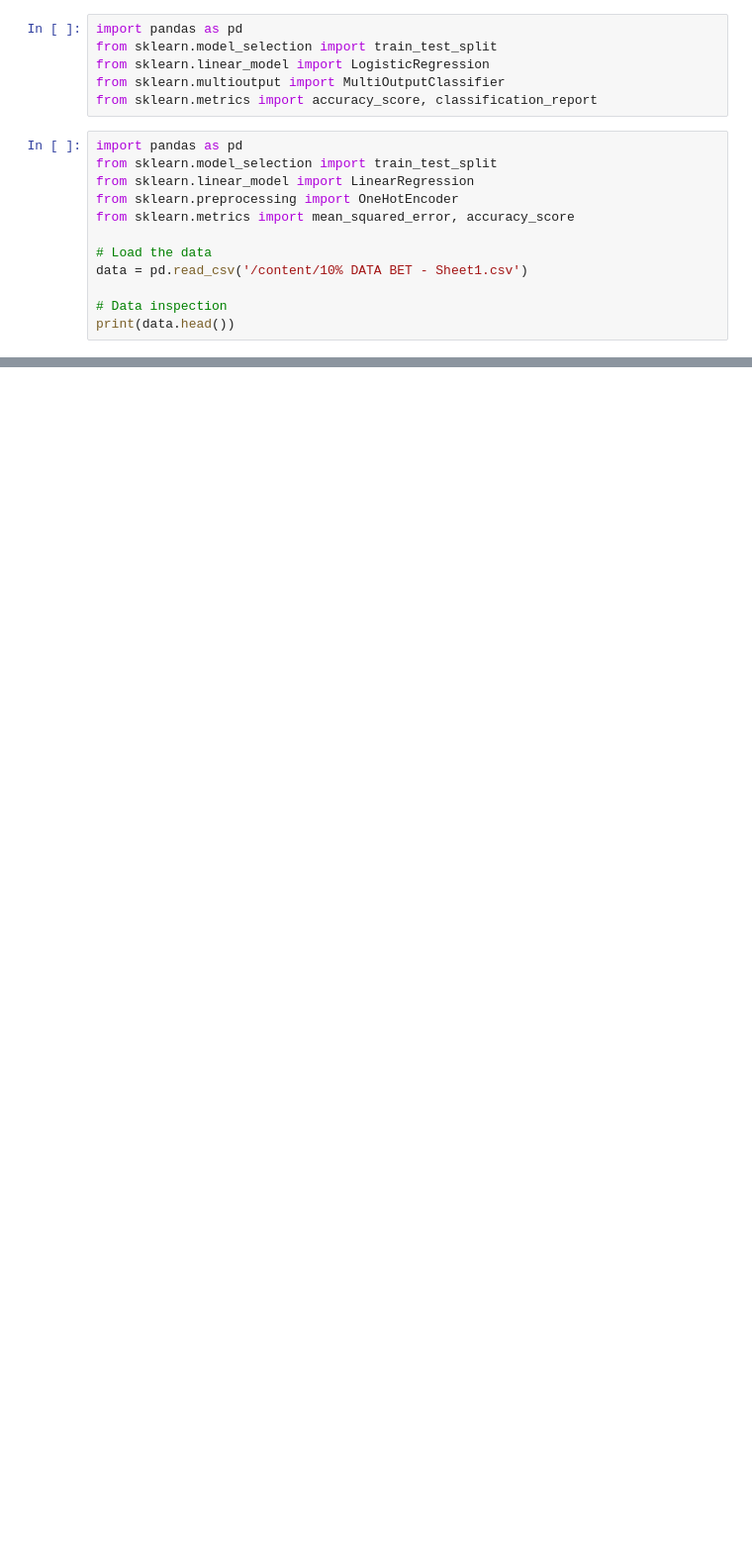
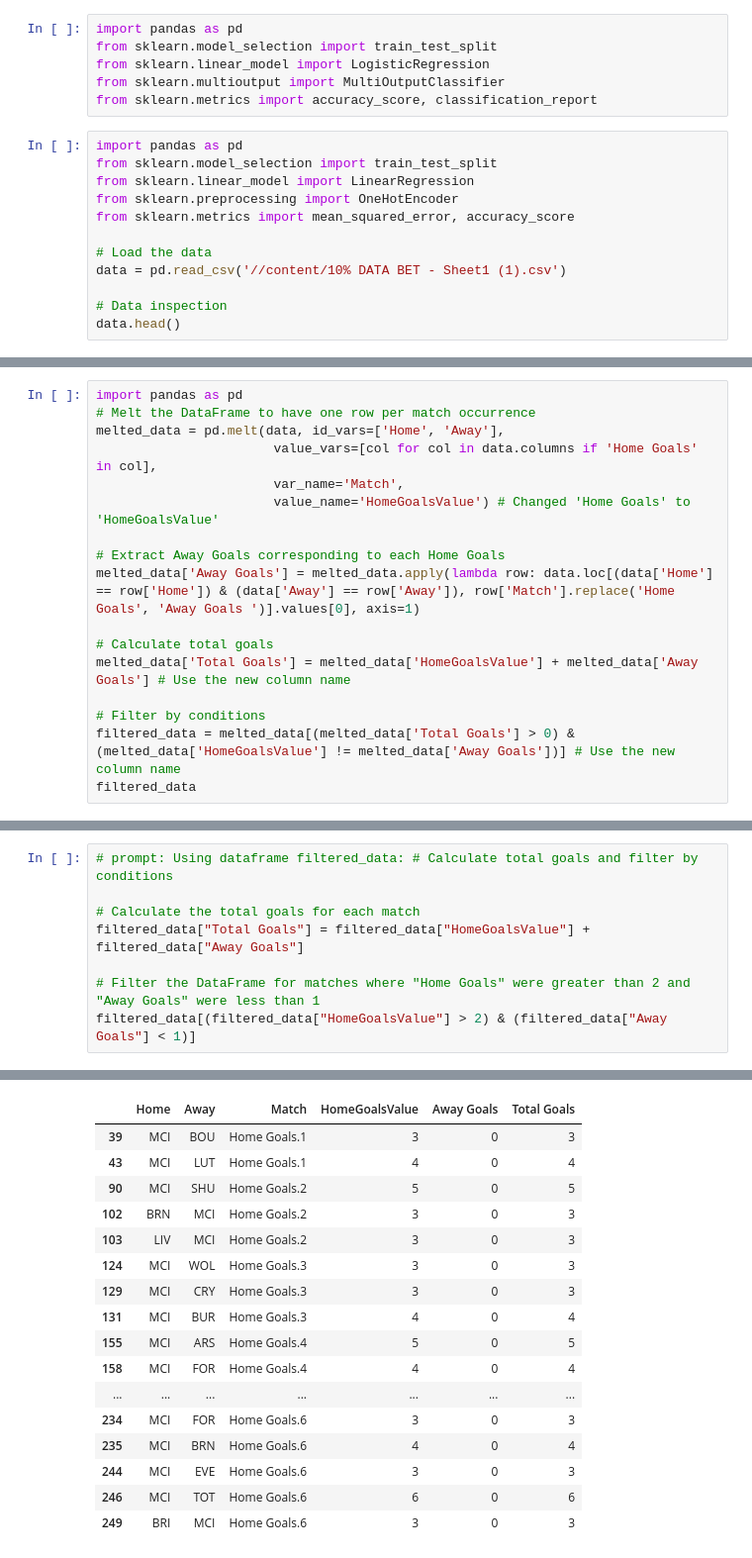
Before and after one commit to Duraadavid/EPL, a Jupyter notebook: untitled21.ipynb, the cells around one changed output, grey strips where cells are left out. Shown at 99% size. Cells and saved outputs as stored; diff of their text form; blank space fills up the shorter version.

```diff
--- a/untitled21.ipynb
+++ b/untitled21.ipynb
@@ -14,8 +14,8 @@ from sklearn.preprocessing import OneHotEncoder
 from sklearn.metrics import mean_squared_error, accuracy_score
 
 # Load the data
-data = pd.read_csv('/content/10% DATA BET - Sheet1.csv')
+data = pd.read_csv('//content/10% DATA BET - Sheet1 (1).csv')
 
 # Data inspection
-print(data.head())
+data.head()
 # %% [output]
@@ -69,0 +28,17 @@ df
+# %%
+import pandas as pd
+# Melt the DataFrame to have one row per match occurrence
+melted_data = pd.melt(data, id_vars=['Home', 'Away'],
+                       value_vars=[col for col in data.columns if 'Home Goals' in col],
+                       var_name='Match',
+                       value_name='HomeGoalsValue') # Changed 'Home Goals' to 'HomeGoalsValue'
+
+# Extract Away Goals corresponding to each Home Goals
+melted_data['Away Goals'] = melted_data.apply(lambda row: data.loc[(data['Home'] == row['Home']) & (data['Away'] == row['Away']), row['Match'].replace('Home Goals', 'Away Goals ')].values[0], axis=1)
+
+# Calculate total goals
+melted_data['Total Goals'] = melted_data['HomeGoalsValue'] + melted_data['Away Goals'] # Use the new column name
+
+# Filter by conditions
+filtered_data = melted_data[(melted_data['Total Goals'] > 0) & (melted_data['HomeGoalsValue'] != melted_data['Away Goals'])] # Use the new column name
+filtered_data
@@ -69,0 +77,9 @@ df
+# %%
+# prompt: Using dataframe filtered_data: # Calculate total goals and filter by conditions
+
+# Calculate the total goals for each match
+filtered_data["Total Goals"] = filtered_data["HomeGoalsValue"] + filtered_data["Away Goals"]
+
+# Filter the DataFrame for matches where "Home Goals" were greater than 2 and "Away Goals" were less than 1
+filtered_data[(filtered_data["HomeGoalsValue"] > 2) & (filtered_data["Away Goals"] < 1)]
+# %% [output]
@@ -69,0 +91,17 @@ df
+|  | Home | Away | Match | HomeGoalsValue | Away Goals | Total Goals |
+| 39 | MCI | BOU | Home Goals.1 | 3 | 0 | 3 |
+| 43 | MCI | LUT | Home Goals.1 | 4 | 0 | 4 |
+| 90 | MCI | SHU | Home Goals.2 | 5 | 0 | 5 |
+| 102 | BRN | MCI | Home Goals.2 | 3 | 0 | 3 |
+| 103 | LIV | MCI | Home Goals.2 | 3 | 0 | 3 |
+| 124 | MCI | WOL | Home Goals.3 | 3 | 0 | 3 |
+| 129 | MCI | CRY | Home Goals.3 | 3 | 0 | 3 |
+| 131 | MCI | BUR | Home Goals.3 | 4 | 0 | 4 |
+| 155 | MCI | ARS | Home Goals.4 | 5 | 0 | 5 |
+| 158 | MCI | FOR | Home Goals.4 | 4 | 0 | 4 |
+| ... | ... | ... | ... | ... | ... | ... |
+| 234 | MCI | FOR | Home Goals.6 | 3 | 0 | 3 |
+| 235 | MCI | BRN | Home Goals.6 | 4 | 0 | 4 |
+| 244 | MCI | EVE | Home Goals.6 | 3 | 0 | 3 |
+| 246 | MCI | TOT | Home Goals.6 | 6 | 0 | 6 |
+| 249 | BRI | MCI | Home Goals.6 | 3 | 0 | 3 |
```
Also changed, not shown: parts of 7 cells of this notebook.
